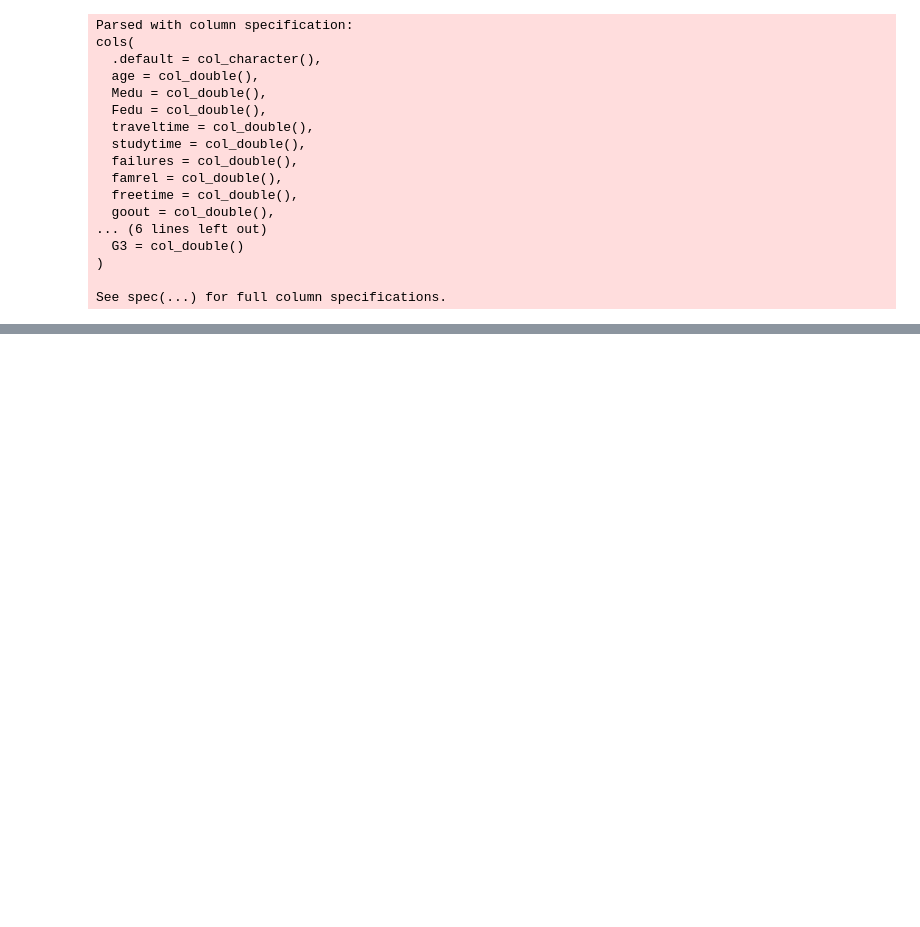
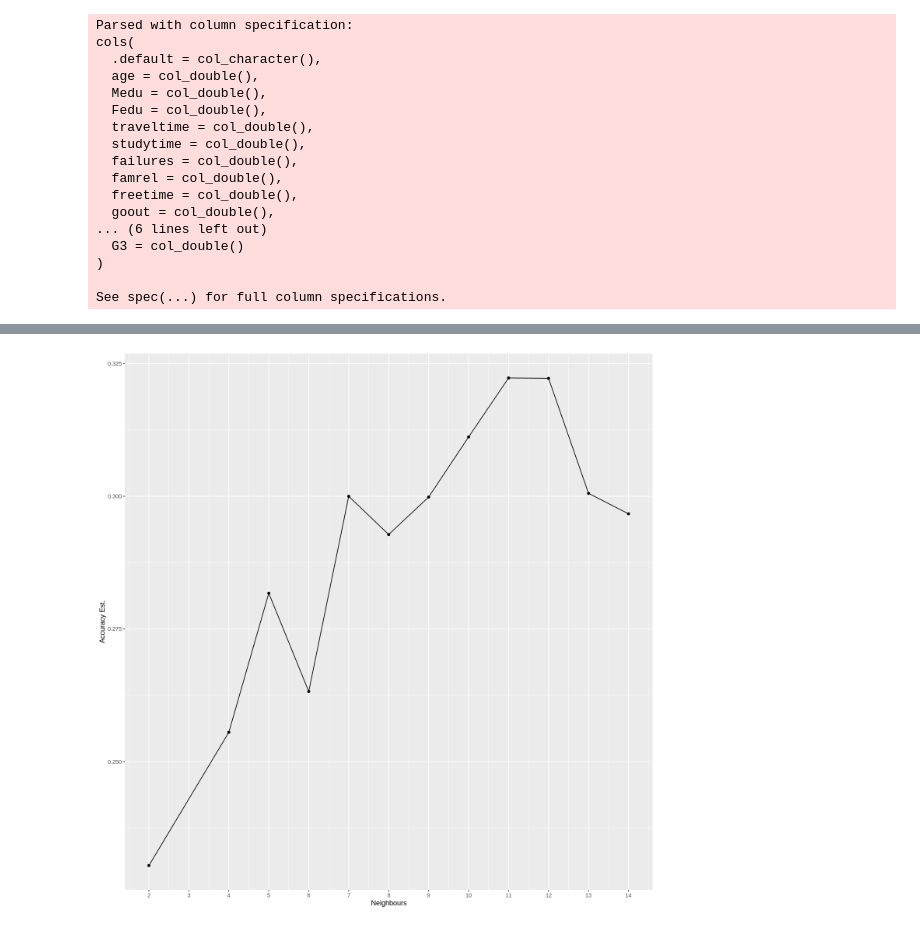
Before and after one commit to FelixNg21/DSCI100-project, a Jupyter notebook: Classification wrok.ipynb, the cells around one changed output, grey strips where cells are left out. Saved outputs shown, nothing was run; the diff lists cells and outputs as text; code cells hidden in the pictures; blank space fills up the shorter version.

```diff
--- a/Classification wrok.ipynb
+++ b/Classification wrok.ipynb
@@ -271,32 +188,22 @@ student_plot2
 # %%
-# model specification
+# model specification to produce a baseline accuracy
 
 set.seed(2020)
-
-student_recipe <- recipe(label ~ Medu + Fedu + traveltime + studytime + failures + famrel + health + absences,
+# Medu + Fedu + studytime + failures + famrel + health + absences
+student_recipe <- recipe(label ~ Medu + Fedu + studytime + failures  + health + absences,
                          data = student_train) %>%
      step_scale(all_predictors()) %>%
      step_center(all_predictors())
 
-knn_spec <- nearest_neighbor(weight_func = "rectangular", neighbors = tune()) %>%
+knn_spec <- nearest_neighbor(weight_func = "rectangular", neighbors = 5) %>%
      set_engine("kknn") %>%
      set_mode("classification")
 
-student_vfold <- vfold_cv(student_train, v = 5, strata = label)
 
-# fixed version
 knn_fit <- workflow() %>%
      add_recipe(student_recipe) %>%
      add_model(knn_spec) %>%
-    tune_grid(resamples = student_vfold) %>%
-    collect_metrics()
-
-# initial version with very sad bug
-knn_fit <- workflow() %>%
-     add_recipe(student_recipe) %>%
-     add_model(knn_spec) %>%
-    fit_resamples(resamples = student_vfold) %>%
-    collect_metrics()
+     fit(data = student_train)
 
 knn_fit
 # %% [output]
@@ -333,0 +280,28 @@ A grouped_df: 6 × 34
+# %%
+# Finding the best K by plotting accuracy vs K
+
+knn_spec_tune <- nearest_neighbor(weight_func = "rectangular", neighbors = tune()) %>%
+    set_engine("kknn") %>%
+    set_mode("classification")
+
+set.seed(2020)
+
+knn_results_tuned <- workflow() %>%
+    add_recipe(student_recipe) %>%
+    add_model(knn_spec_tune) %>%
+    tune_grid(resamples = student_vfold, grid = 15) %>%
+    collect_metrics()
+
+
+accuracies <- knn_results_tuned %>%
+    filter(.metric == "accuracy")
+
+accuracy_vs_k <- ggplot(accuracies, aes(x = neighbors, y = mean)) +
+    geom_point() +
+    geom_line() +
+    labs(x = "Neighbours", y = "Accuracy Est.") +
+    scale_x_continuous(breaks = 1:15)
+
+accuracy_vs_k
+# %% [output]
+[figure, added]
```
Also changed, not shown: parts of 17 cells of this notebook.
